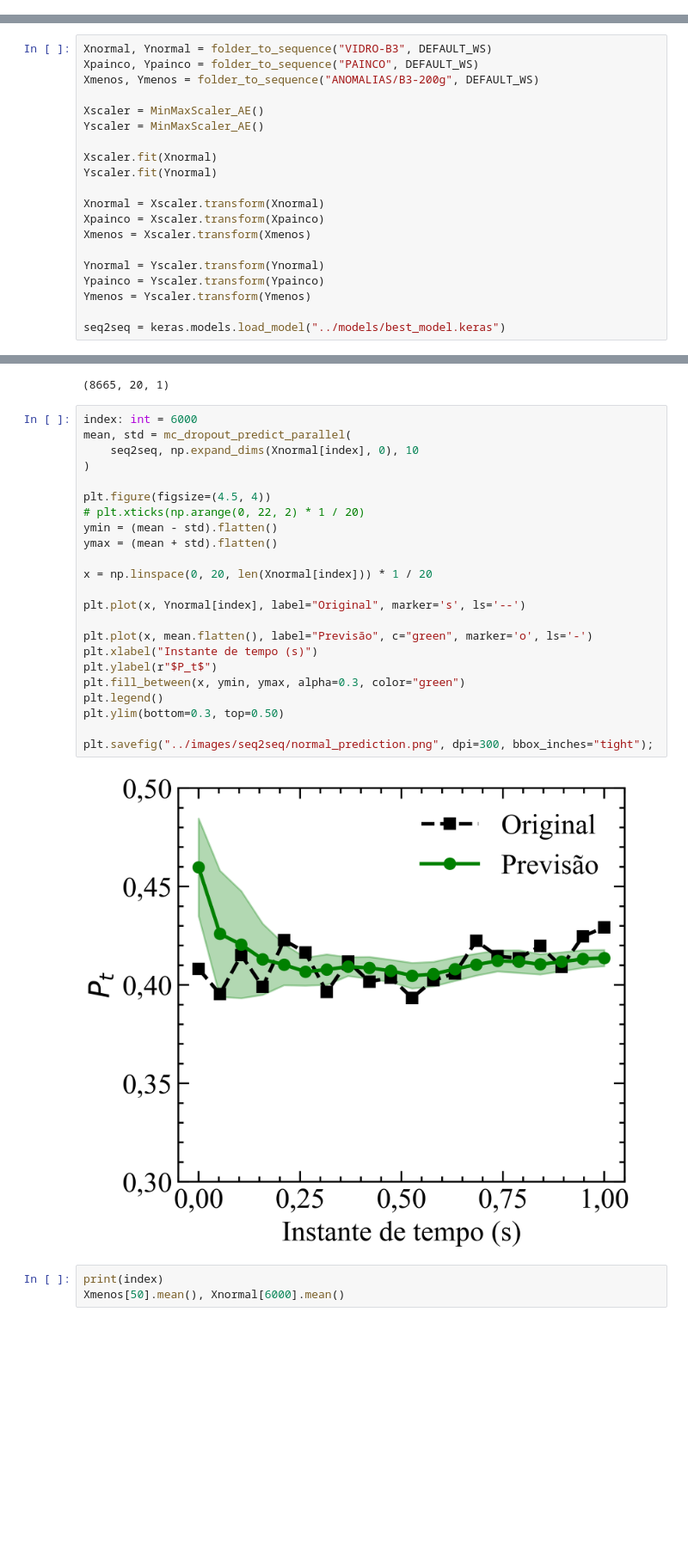
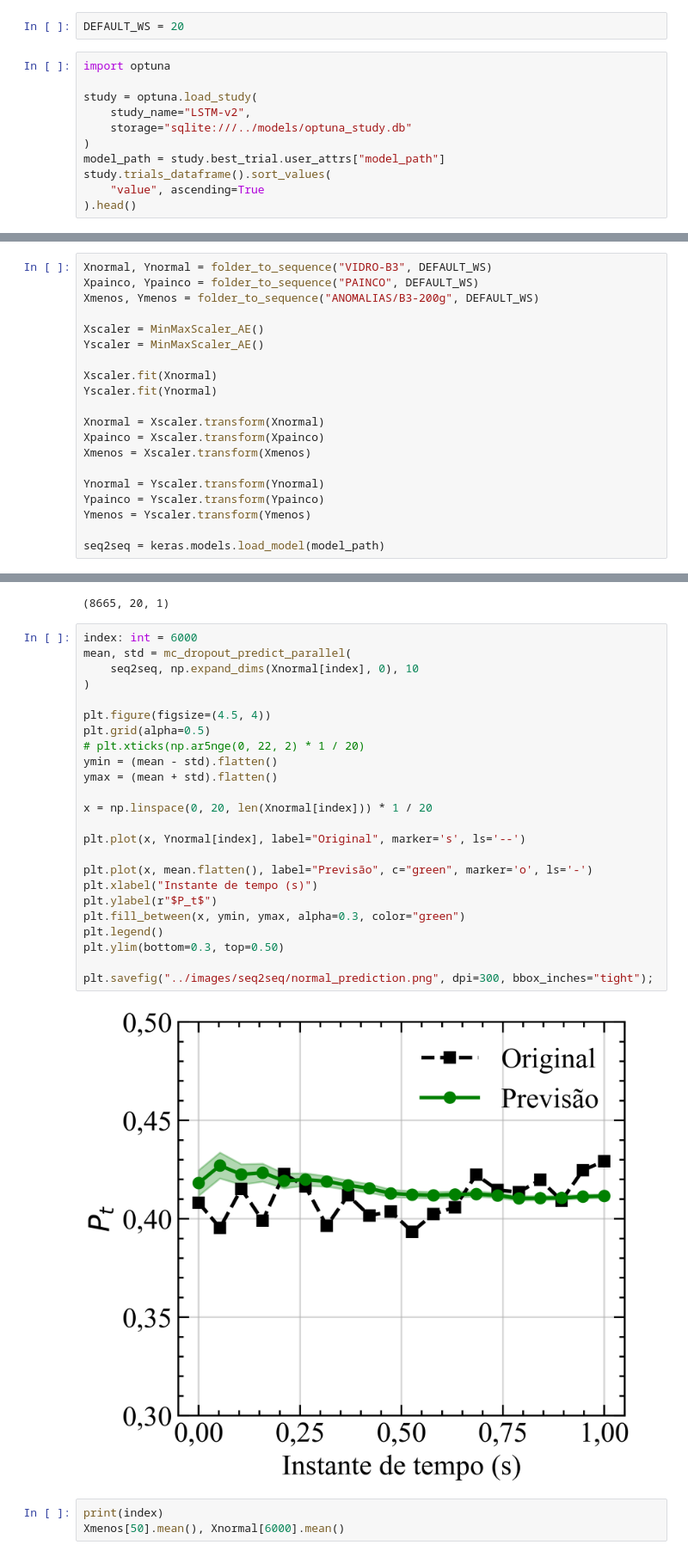
Before and after one commit to ViniMelloeMuller/fluidization-AE, a Jupyter notebook: notebooks/evaluate_model.ipynb, the cells around one changed output, grey strips where cells are left out. Shown at 86% size. Drawn from its saved outputs; the diff is of its cells as text; blank space fills up the shorter version.

```diff
--- a/notebooks/evaluate_model.ipynb
+++ b/notebooks/evaluate_model.ipynb
@@ -28,0 +23,13 @@ print(DEFAULT_WS)
+# %%
+DEFAULT_WS = 20
+# %%
+import optuna
+
+study = optuna.load_study(
+    study_name="LSTM-v2",
+    storage="sqlite:///../models/optuna_study.db"
+)
+model_path = study.best_trial.user_attrs["model_path"]
+study.trials_dataframe().sort_values(
+    "value", ascending=True
+).head()
@@ -45,4 +59,4 @@ Ynormal = Yscaler.transform(Ynormal)
 Ypainco = Yscaler.transform(Ypainco)
 Ymenos = Yscaler.transform(Ymenos)
 
-seq2seq = keras.models.load_model("../models/best_model.keras")
+seq2seq = keras.models.load_model(model_path)
@@ -81,28 +102,29 @@ Xmenos.shape
 # %%
 index: int = 6000
 mean, std = mc_dropout_predict_parallel(
     seq2seq, np.expand_dims(Xnormal[index], 0), 10
 )
 
 plt.figure(figsize=(4.5, 4))
-# plt.xticks(np.arange(0, 22, 2) * 1 / 20)
+plt.grid(alpha=0.5)
+# plt.xticks(np.ar5nge(0, 22, 2) * 1 / 20)
 ymin = (mean - std).flatten()
 ymax = (mean + std).flatten()
 
 x = np.linspace(0, 20, len(Xnormal[index])) * 1 / 20
 
 plt.plot(x, Ynormal[index], label="Original", marker='s', ls='--')
 
 plt.plot(x, mean.flatten(), label="Previsão", c="green", marker='o', ls='-')
 plt.xlabel("Instante de tempo (s)")
 plt.ylabel(r"$P_t$")
 plt.fill_between(x, ymin, ymax, alpha=0.3, color="green")
 plt.legend()
 plt.ylim(bottom=0.3, top=0.50)
 
 plt.savefig("../images/seq2seq/normal_prediction.png", dpi=300, bbox_inches="tight");
 # %% [output]
-[figure, old version]
+[figure, new version]
 # %%
 print(index)
 Xmenos[50].mean(), Xnormal[6000].mean()
```
Also changed, not shown: parts of 6 cells of this notebook, 6 other files.
